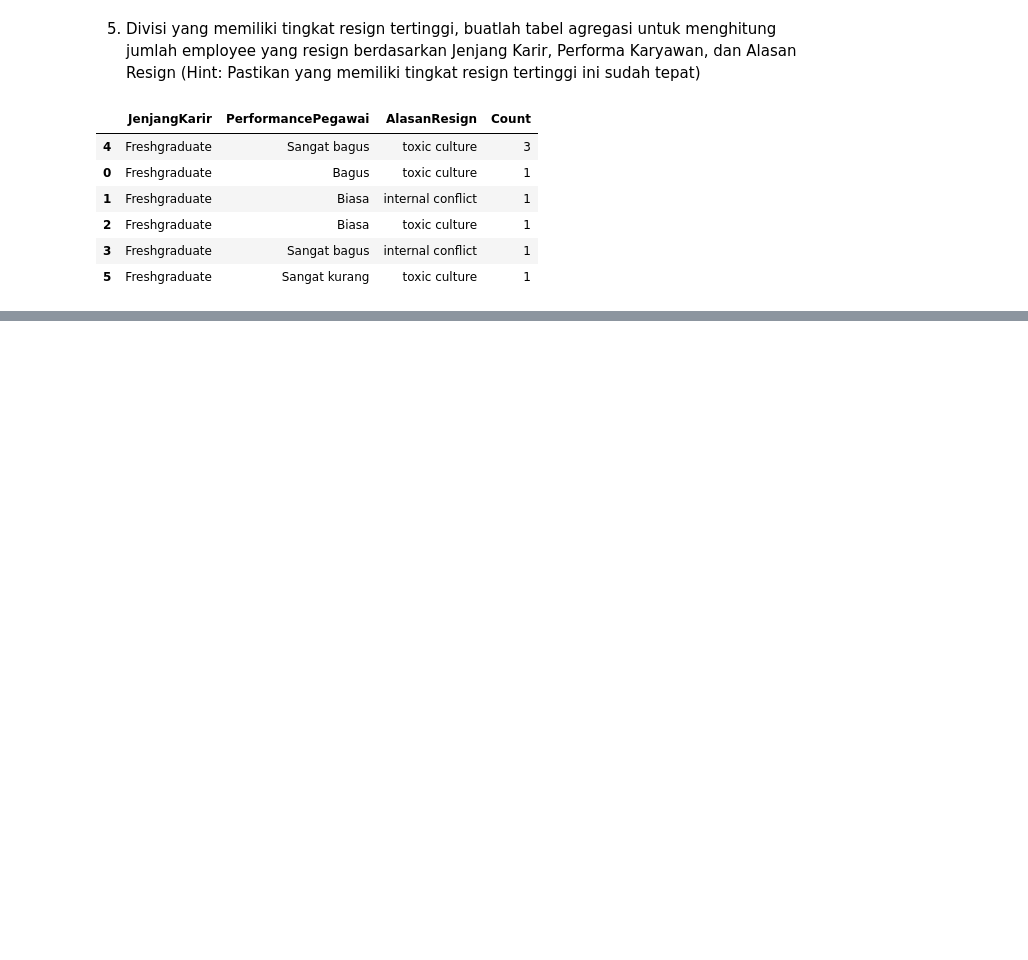
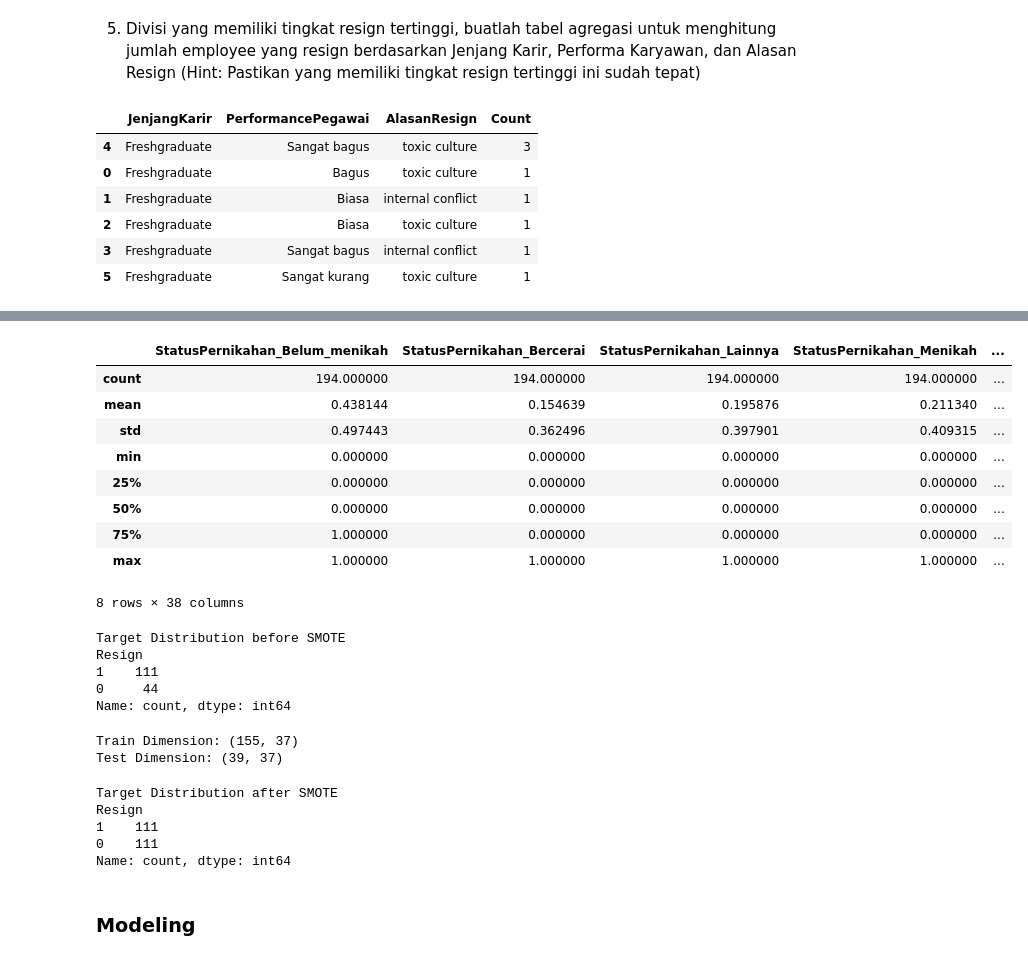
Before and after one commit to sailafs/Improving-Employee-Retention-by-Predicting-Employee-Attrition-Using-Machine-Learning, a Jupyter notebook: Project-3.ipynb, the cells around one changed output, grey strips where cells are left out. Saved outputs shown, nothing was run; the diff lists cells and outputs as text; code cells hidden in the pictures; blank space fills up the shorter version.

```diff
--- a/Project-3.ipynb
+++ b/Project-3.ipynb
@@ -514,0 +647,5 @@ fig.show()
+# %%
+numerical_features = ['SkorSurveyEngagement', 'SkorKepuasanPegawai', 'JumlahKeikutsertaanProjek',
+                      'JumlahKeterlambatanSebulanTerakhir', 'JumlahKetidakhadiran']
+# %%
+final_features = list(df_ohe.columns) + [f'{f}_encoded' for f in le_features] + numerical_features + ['AgeHiring', 'TenureMonths', 'MonthsSinceLastEvaluation', 'ProductivityScore', 'Resign']
@@ -514,0 +687,7 @@ fig.show()
+# %%
+# Create the final DataFrame
+existing_columns = [col for col in final_features if col in df.columns]
+df_final = pd.concat([df_ohe, df[existing_columns]], axis=1)
+
+print("\nColumns in the final DataFrame:")
+print(df_final.columns.tolist())
@@ -514,0 +717,2 @@ fig.show()
+# %%
+df_final = df_final.loc[:, ~df_final.columns.duplicated()]
@@ -514,0 +739,14 @@ fig.show()
+# %%
+df_final_metrics = pd.DataFrame(df_final.describe())
+df_final_metrics
+# %% [output]
+|  | StatusPernikahan_Belum_menikah | StatusPernikahan_Bercerai | StatusPernikahan_Lainnya | StatusPernikahan_Menikah | ... |
+| count | 194.000000 | 194.000000 | 194.000000 | 194.000000 | ... |
+| mean | 0.438144 | 0.154639 | 0.195876 | 0.211340 | ... |
+| std | 0.497443 | 0.362496 | 0.397901 | 0.409315 | ... |
+| min | 0.000000 | 0.000000 | 0.000000 | 0.000000 | ... |
+| 25% | 0.000000 | 0.000000 | 0.000000 | 0.000000 | ... |
+| 50% | 0.000000 | 0.000000 | 0.000000 | 0.000000 | ... |
+| 75% | 1.000000 | 0.000000 | 0.000000 | 0.000000 | ... |
+| max | 1.000000 | 1.000000 | 1.000000 | 1.000000 | ... |
+8 rows × 38 columns
@@ -514,0 +758,35 @@ fig.show()
+# %%
+from sklearn.model_selection import train_test_split
+
+X_train, X_test, y_train, y_test = train_test_split(X, y, test_size=0.2, random_state=42)
+
+print("Target Distribution before SMOTE")
+print(y_train.value_counts())
+# %% [output]
+Target Distribution before SMOTE
+Resign
+1    111
+0     44
+Name: count, dtype: int64
+# %%
+print('Train Dimension:',X_train.shape)
+print('Test Dimension:',X_test.shape)
+# %% [output]
+Train Dimension: (155, 37)
+Test Dimension: (39, 37)
+# %%
+from imblearn.over_sampling import SMOTE
+
+smote = SMOTE(random_state=1)
+X_train, y_train = smote.fit_resample(X_train, y_train)
+
+print("Target Distribution after SMOTE")
+print(y_train.value_counts())  # This will likely show a more balanced distribution
+# %% [output]
+Target Distribution after SMOTE
+Resign
+1    111
+0    111
+Name: count, dtype: int64
+# %% [markdown]
+### Modeling
```
Also changed, not shown: parts of 47 cells of this notebook, 1 other file.
